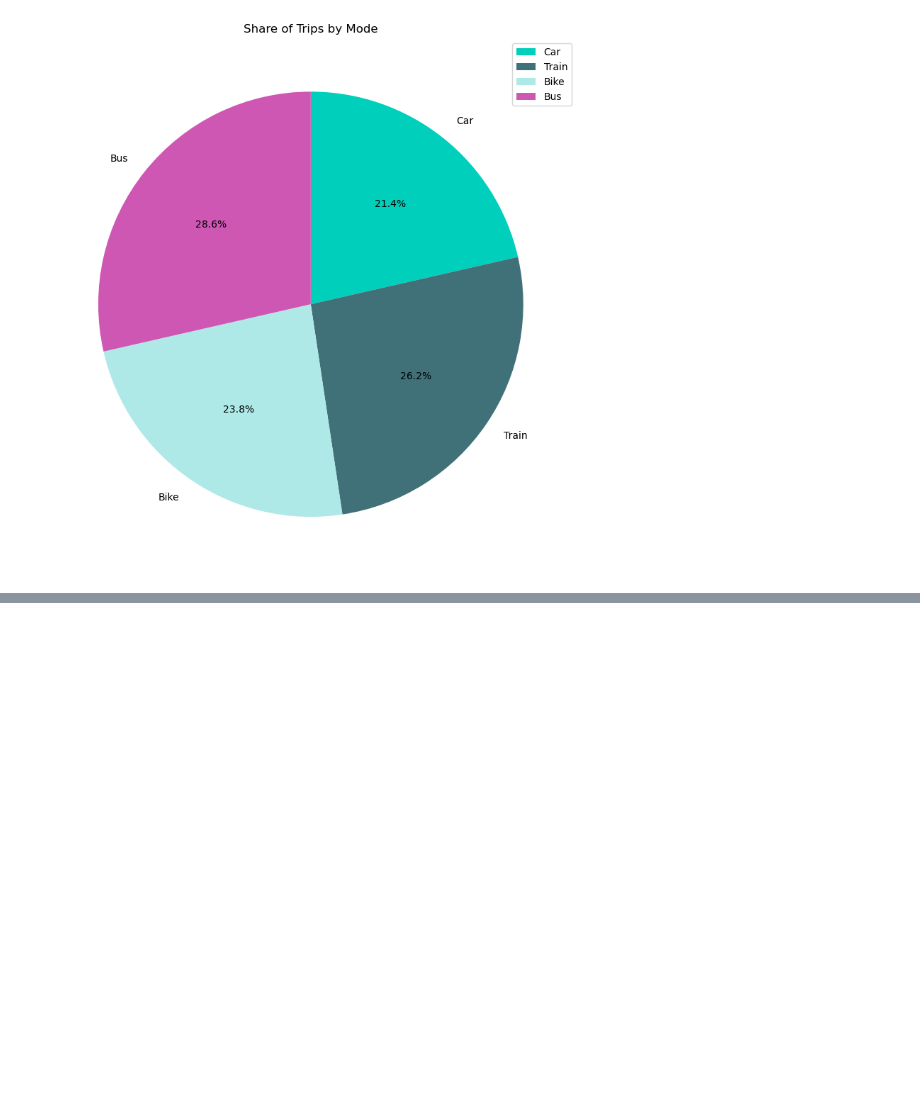
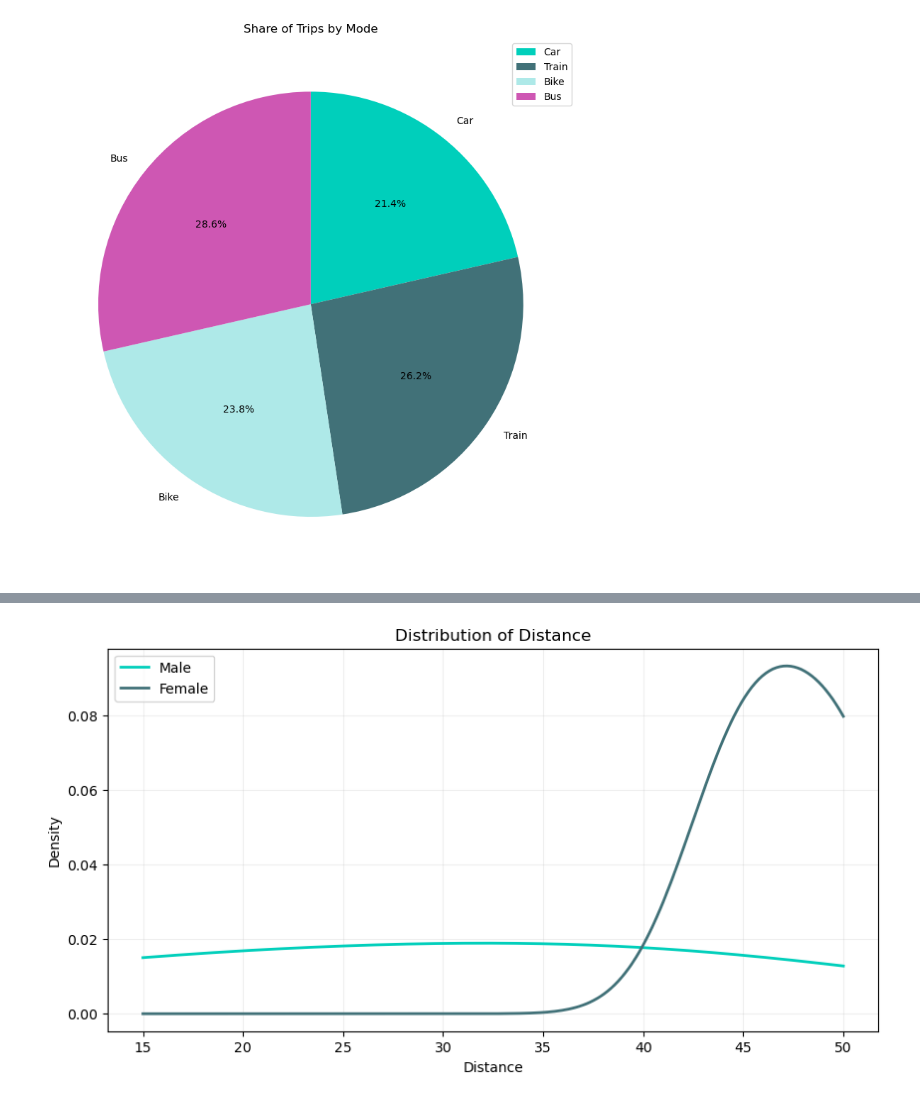
Before and after one commit to BayAreaMetro/Travel-Diary-Surveys, a Jupyter notebook: SurveyModelTool/Examples/Example.ipynb, the cells around one changed output, grey strips where cells are left out. Drawn from its saved outputs; the diff is of its cells as text; code cells hidden in the pictures; blank space fills up the shorter version.

```diff
--- a/SurveyModelTool/Examples/Example.ipynb
+++ b/SurveyModelTool/Examples/Example.ipynb
@@ -118,3 +122,7 @@ mode_pie = plotter.plot_share_pie(df = data, group_col = 'mode', weight_col = 't
+# %%
+trip_dist_hue = plotter.plot_dist(df = data, value_col = 'distance', hue = 'gender',weight_col = 'trip_weight')
+# %% [output]
+[figure, added]
 # %%
 #create a dashboard
 txt_overall = "This is an example of how to create a dashboard with a fake travel diary survey."
```
Also changed, not shown: parts of 2 cells of this notebook.
